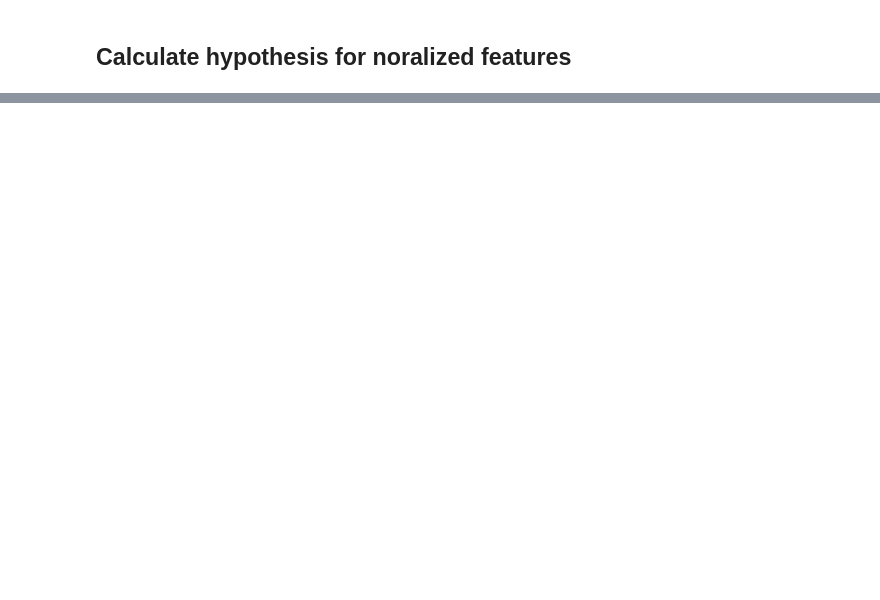
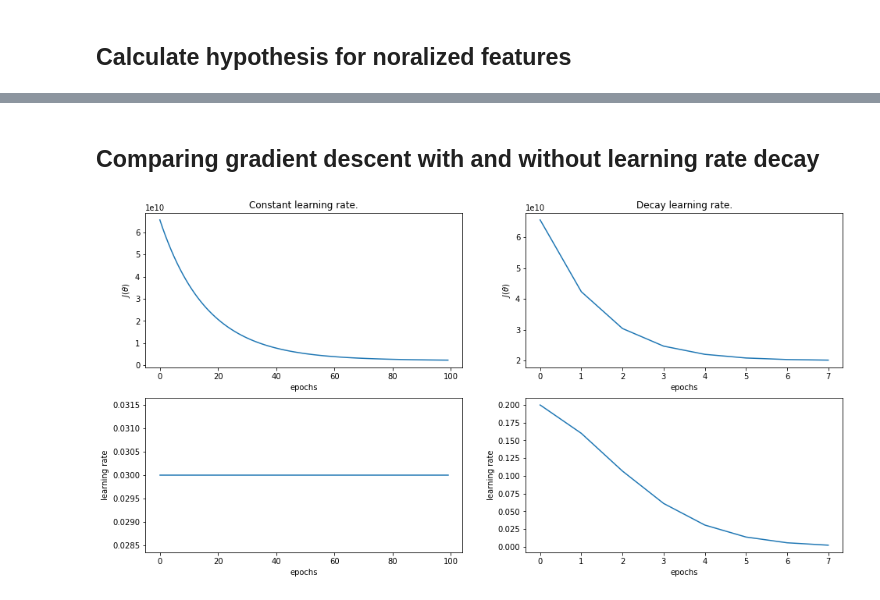
Before and after one commit to Michael-Wisniewski/machine-learning-algorithms, a Jupyter notebook: src/Machine learning algorithms.ipynb, the cells around one changed output, grey strips where cells are left out. Drawn from its saved outputs; the diff is of its cells as text; code cells hidden in the pictures; blank space fills up the shorter version.

Commit message:
Add decay learning rate.

```diff
--- a/src/Machine learning algorithms.ipynb
+++ b/src/Machine learning algorithms.ipynb
@@ -80,3 +86,6 @@ def feature_normalize(X):
+# %%
+def decay_learning_rate(eta, decay_rate, epoch):
+    return eta*(1/(1+decay_rate*epoch))
 # %% [markdown]
 # Linear regression examples
 # %% [markdown]
@@ -490,3 +528,73 @@ Price: [293346.56303104]
+# %% [markdown]
+## Comparing gradient descent with and without learning rate decay
+# %%
+import numpy as np
+from matplotlib import pyplot as plt
+
+# Columns: sizeof the house, number of bedrooms, price.
+data = np.loadtxt('datasets/house_prices.csv', delimiter=',')
+
+m = data.shape[0]
+X = data[:, 0:2]
+y = data[:, 2:3]
+
+X_norm, mu, sigma = feature_normalize(X)
+X_norm = np.hstack((np.ones((m, 1)), X_norm[:, 0:2]))
+
+plt.figure(figsize=(16, 8))
+
+# Ploting cost function for each iteration.
+iterations = 100
+alpha = 0.03
+theta = np.array([[0], [0], [0]])
+J_hist = np.array([])
+alpha_hist = np.full((iterations, 1), alpha)
+
+for _ in range(iterations):
+    J = mean_squared_error(X_norm, y, theta)
+    J_hist = np.append(J_hist, J)
+    theta = gradient_descent(X_norm, y, theta, alpha)
+
+plt.subplot(2, 2, 1)
+plt.title("Constant learning rate.")
+plt.xlabel('epochs')
+plt.ylabel(r'$J(\theta)$')
+plt.plot(J_hist)
+
+plt.subplot(2, 2, 3)
+plt.xlabel('epochs')
+plt.ylabel('learning rate')
+plt.plot(alpha_hist)
+
+# Ploting cost function for each iteration using decay learning rate.
+iterations = 8
+eta = 0.2
+decay_rate = 0.25
+theta = np.array([[0], [0], [0]])
+J_hist = np.array([])
+eta_hist = np.array([])
+
+for iteration in range(iterations):
+    J = mean_squared_error(X_norm, y, theta)
+    J_hist = np.append(J_hist, J)
+    eta = decay_learning_rate(eta, decay_rate, iteration)
+    eta_hist = np.append(eta_hist, eta)
+    theta = gradient_descent(X_norm, y, theta, eta)
+
+plt.subplot(2, 2, 2)
+plt.title("Decay learning rate.")
+plt.xlabel('epochs')
+plt.ylabel(r'$J(\theta)$')
+plt.plot(J_hist)
+
+plt.subplot(2, 2, 4)
+plt.xlabel('epochs')
+plt.ylabel('learning rate')
+plt.plot(eta_hist)
+
+plt.show()
+# %% [output]
+[figure, added]
 # %%
 # stochastic gradient descent
 # - compare SGD to GD
```
Also changed, not shown: parts of 20 cells of this notebook, 2 other files.
